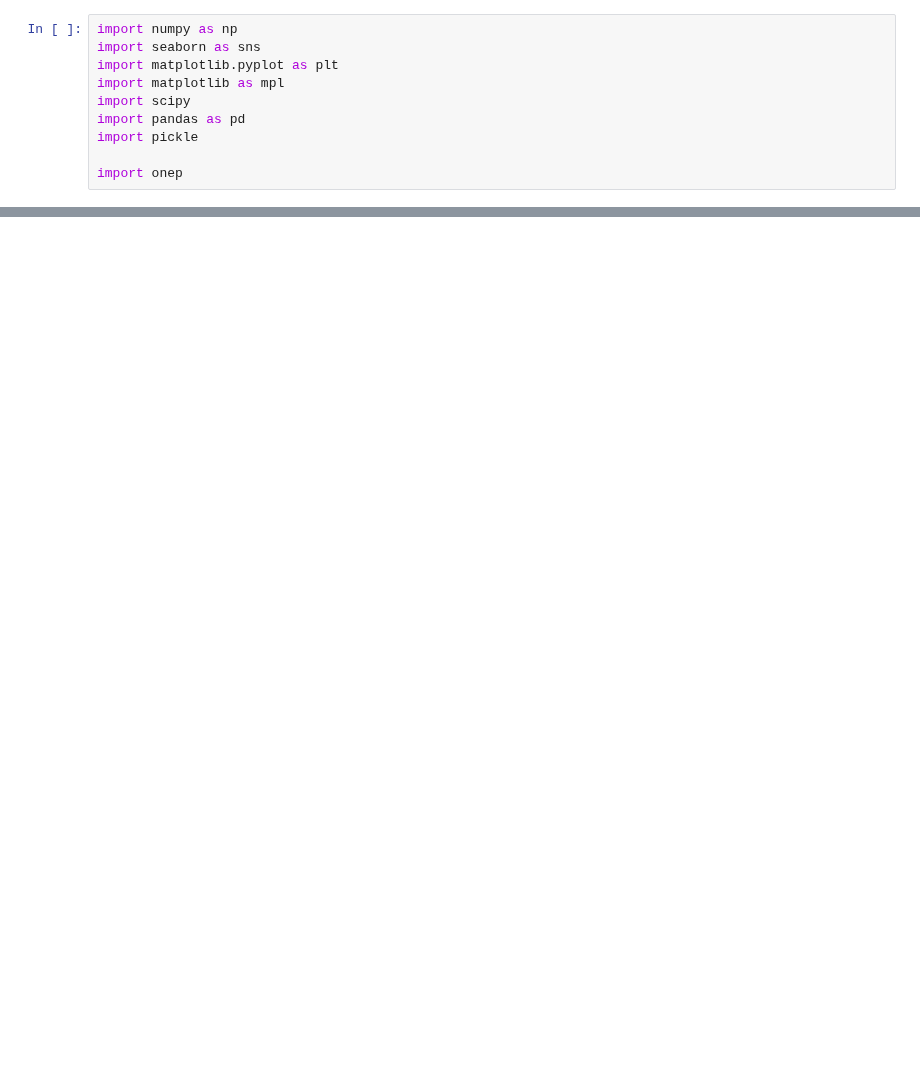
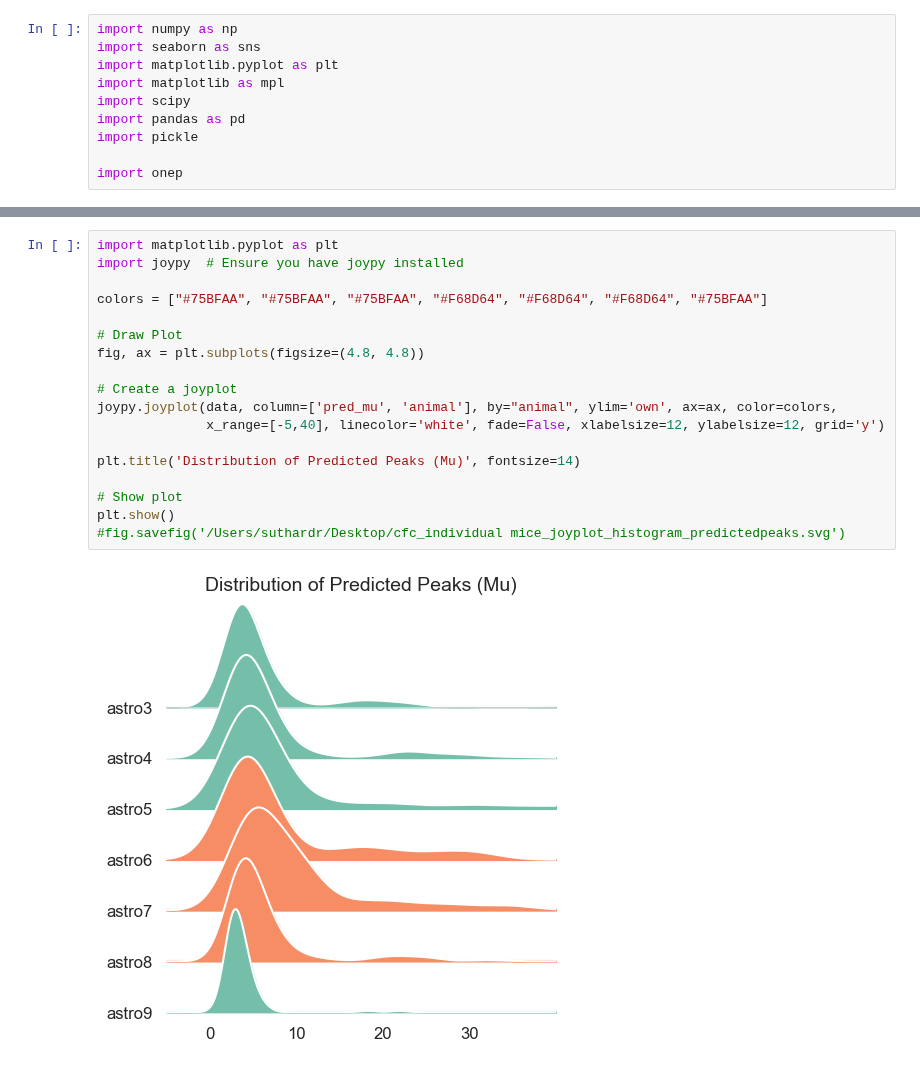
Before and after one commit to rsenne/dCA1_Paper, a Jupyter notebook: onep/Rebecca_Paper_Figures/Figure2_3_distribution_histograms.ipynb, the cells around one changed output, grey strips where cells are left out. Saved outputs shown, nothing was run; the diff lists cells and outputs as text; blank space fills up the shorter version.

```diff
--- a/onep/Rebecca_Paper_Figures/Figure2_3_distribution_histograms.ipynb
+++ b/onep/Rebecca_Paper_Figures/Figure2_3_distribution_histograms.ipynb
@@ -61,0 +83,20 @@ plt.show()
+# %%
+import matplotlib.pyplot as plt
+import joypy  # Ensure you have joypy installed
+
+colors = ["#75BFAA", "#75BFAA", "#75BFAA", "#F68D64", "#F68D64", "#F68D64", "#75BFAA"]
+
+# Draw Plot
+fig, ax = plt.subplots(figsize=(4.8, 4.8))
+
+# Create a joyplot
+joypy.joyplot(data, column=['pred_mu', 'animal'], by="animal", ylim='own', ax=ax, color=colors,
+              x_range=[-5,40], linecolor='white', fade=False, xlabelsize=12, ylabelsize=12, grid='y')
+
+plt.title('Distribution of Predicted Peaks (Mu)', fontsize=14)
+
+# Show plot
+plt.show()
+#fig.savefig('/Users/suthardr/Desktop/cfc_individual mice_joyplot_histogram_predictedpeaks.svg')
+# %% [output]
+[figure, added]
```
Also changed, not shown: parts of 4 cells of this notebook, 18 other files.
